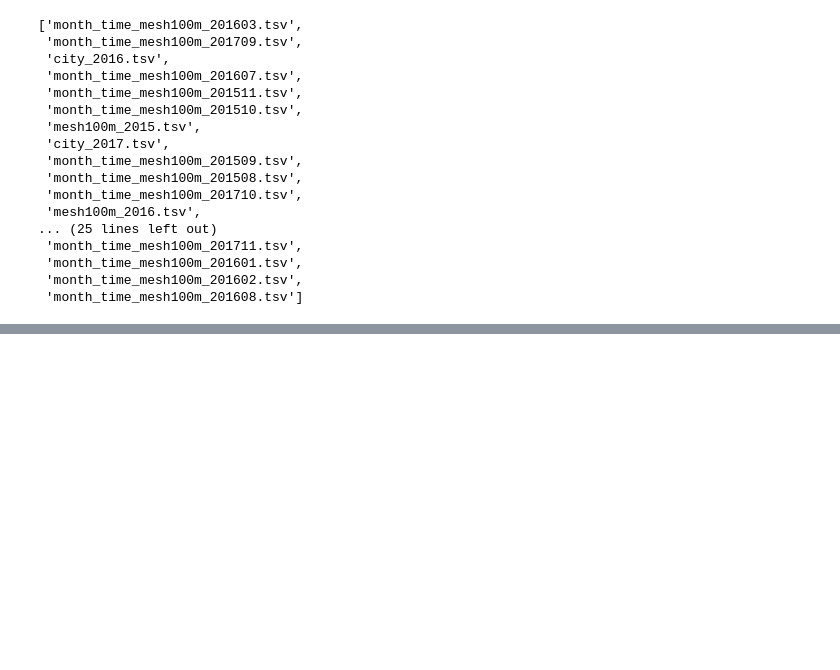
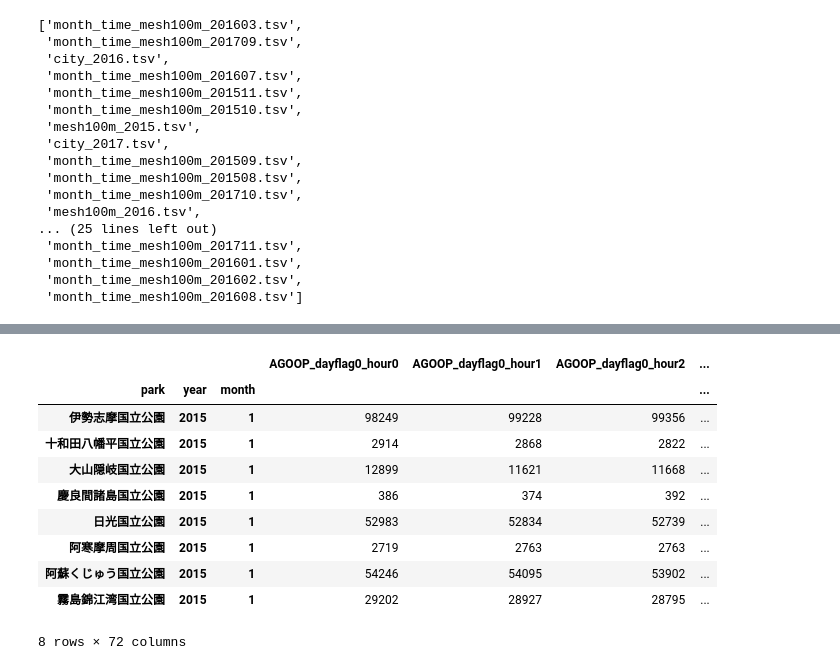
Before and after one commit to Hesene/National-Parks, a Jupyter notebook: src/EDA.ipynb, the cells around one changed output, grey strips where cells are left out. Drawn from its saved outputs; the diff is of its cells as text; code cells hidden in the pictures; blank space fills up the shorter version.

```diff
--- a/src/EDA.ipynb
+++ b/src/EDA.ipynb
@@ -737,0 +721,14 @@ Timestamp('2017-12-31 00:00:00')
+# %%
+agoop
+# %% [output]
+|  |  |  | AGOOP_dayflag0_hour0 | AGOOP_dayflag0_hour1 | AGOOP_dayflag0_hour2 | ... |
+| park | year | month |  |  |  | ... |
+| 伊勢志摩国立公園 | 2015 | 1 | 98249 | 99228 | 99356 | ... |
+| 十和田八幡平国立公園 | 2015 | 1 | 2914 | 2868 | 2822 | ... |
+| 大山隠岐国立公園 | 2015 | 1 | 12899 | 11621 | 11668 | ... |
+| 慶良間諸島国立公園 | 2015 | 1 | 386 | 374 | 392 | ... |
+| 日光国立公園 | 2015 | 1 | 52983 | 52834 | 52739 | ... |
+| 阿寒摩周国立公園 | 2015 | 1 | 2719 | 2763 | 2763 | ... |
+| 阿蘇くじゅう国立公園 | 2015 | 1 | 54246 | 54095 | 53902 | ... |
+| 霧島錦江湾国立公園 | 2015 | 1 | 29202 | 28927 | 28795 | ... |
+8 rows × 72 columns
```
Also changed, not shown: parts of 9 cells of this notebook, 4 other files.
